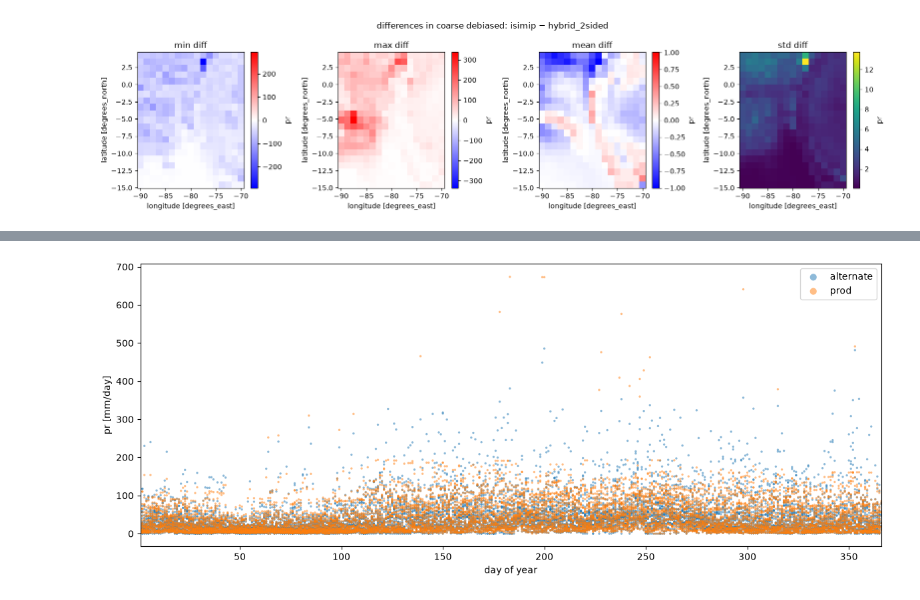
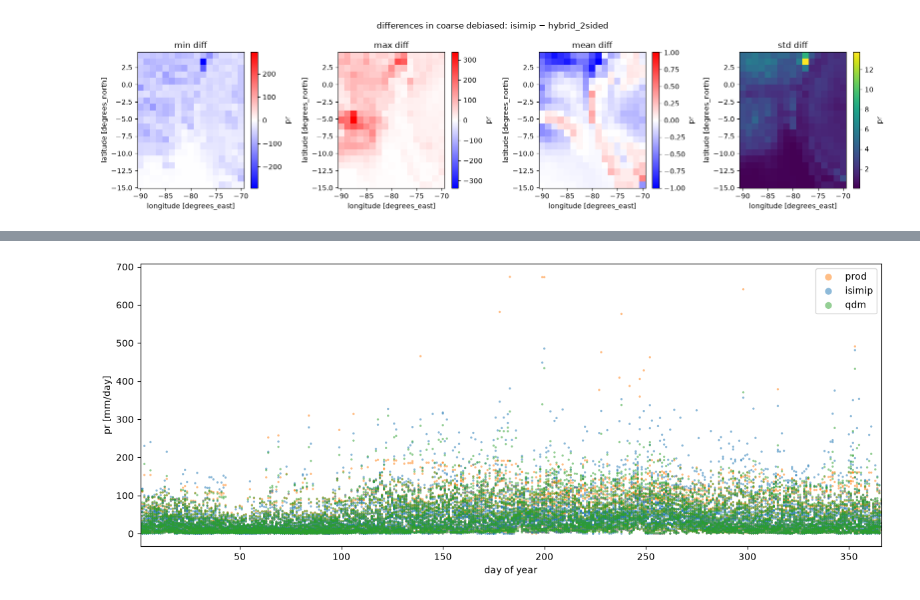
Before and after one commit to carbonplan/sai-downscaling, a Jupyter notebook: docs/how-to/pipeline-stage-debugger.ipynb, the cells around one changed output, grey strips where cells are left out. Saved outputs shown, nothing was run; the diff lists cells and outputs as text; code cells hidden in the pictures.

```diff
--- a/docs/how-to/pipeline-stage-debugger.ipynb
+++ b/docs/how-to/pipeline-stage-debugger.ipynb
@@ -683,12 +707,13 @@ plt.show()
 # _apply_bias_correction always collapses nonparametric_hybrid* to plain nonparametric
 # (modeled historical never falls outside its own range), so it's approach-invariant.
 assert ds_dict['prod']["time"].max().values >= np.datetime64(f"{FUTURE_PERIOD.stop}-12-31"), (
-    f"scenario data only runs through {nonparametric['time'].max().values} — extend "
+    f"scenario data only runs through {ds_dict['prod']['time'].max().values} — extend "
     "predict_period_end past 2099 in the config cell, rerun Stage 3, and re-save/re-load "
     "ds_dict before this cell has data for 2070-2099."
 )
 
 prod = ds_dict['prod'] * 86400
-alternate = ds_dict[debiasing_approach].pr * 86400
+alternate = ds_dict[debiasing_approach].pr * 86400  # kept for the single-approach point-comparison cells below
+approach_das = {approach: ds_dict[approach].pr * 86400 for approach in COMPARISON_APPROACHES}
 raw = xr.concat([model_hist, model_scenario], dim='time') * 86400
 # %%
@@ -864,36 +925,33 @@ for metric in ['mean', '99p']:
 # %%
-# ── Per-pixel scatter: nonparametric (orange) vs prod_debiased_coarse (blue) ──
+# ── Per-pixel scatter: prod vs each debiasing approach, at one point ──────────
 FOCUS_LAT, FOCUS_LON = 3.5, -77.3
-pt_alternate = ds_dict[debiasing_approach].sel(lat=FOCUS_LAT, lon=FOCUS_LON, method="nearest").sel(time=FUTURE_PERIOD).pr.compute() * 86400
-pt_prod = ds_dict['prod'].sel(lat=FOCUS_LAT, lon=FOCUS_LON, method="nearest").sel(time=FUTURE_PERIOD).compute() * 86400
+
+pt_dict = {
+    name: da.sel(lat=FOCUS_LAT, lon=FOCUS_LON, method="nearest").sel(time=FUTURE_PERIOD).compute()
+    for name, da in {"prod": prod, **approach_das}.items()
+}
+
+_POINT_COLORS = {"prod": "tab:orange", "isimip": "tab:blue", "qdm": "tab:green"}
 
 fig, ax = plt.subplots(figsize=(12, 5))
-ax.scatter(
-    pt_alternate["time"].dt.dayofyear,
-    pt_alternate.values,
-    c="tab:blue",
-    s=6,
-    alpha=0.5,
-    edgecolors="none",
-    label="alternate",
-)
-ax.scatter(
-    pt_prod["time"].dt.dayofyear,
-    pt_prod.values,
-    c="tab:orange",
-    s=6,
-    alpha=0.5,
-    edgecolors="none",
-    label="prod",
-)
+for name, pt in pt_dict.items():
+    ax.scatter(
+        pt["time"].dt.dayofyear,
+        pt.values,
+        c=_POINT_COLORS.get(name, "tab:gray"),
+        s=6,
+        alpha=0.5,
+        edgecolors="none",
+        label=name,
+    )
 ax.set_xlim(1, 366)
 ax.set_xlabel("day of year")
 ax.set_ylabel("pr [mm/day]")
 ax.legend(markerscale=3)
 plt.tight_layout()
 plt.show()
 # %% [output]
-[figure, old version]
+[figure, new version]
 # %%
 for comparison in plot_dict['absolute']['99p'].keys():
     print(f'{comparison} {plot_dict['absolute']['99p'][comparison][0].sel(lat=FOCUS_LAT, lon=FOCUS_LON, method='nearest').values}')
```
Also changed, not shown: parts of 19 cells of this notebook.
